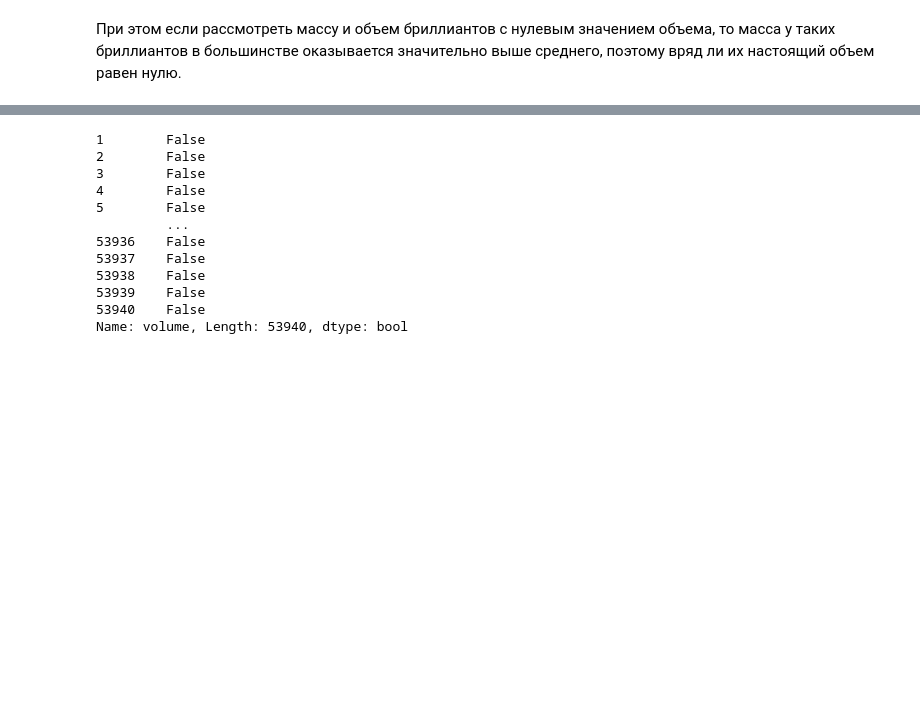
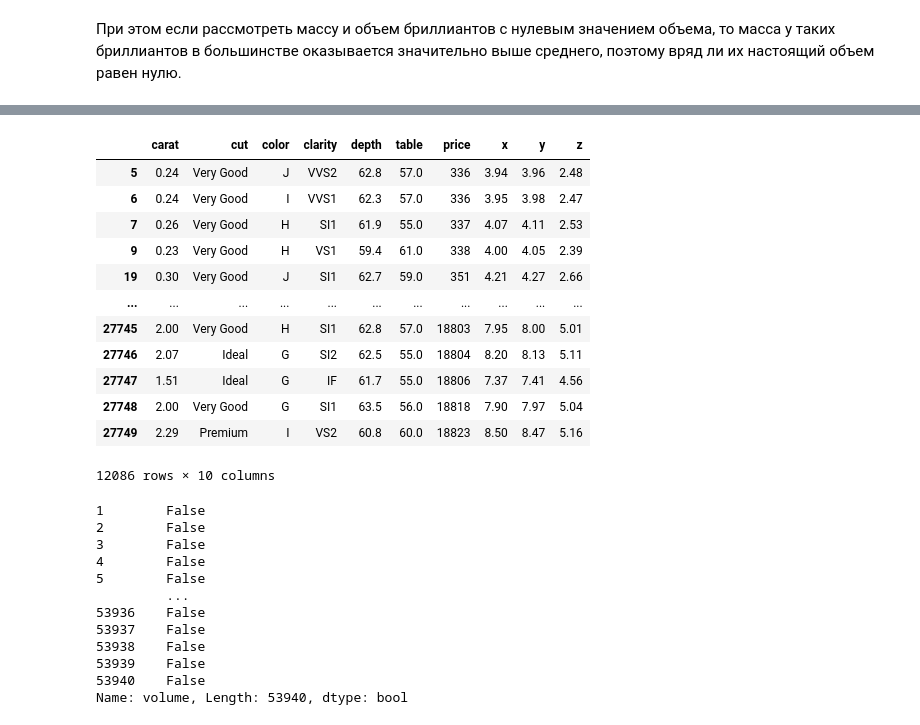
Before and after one commit to AnastasiyaMax/MLDS_python_course_fall22, a Jupyter notebook: week_5-6_pandas/pandas_intro.ipynb, the cells around one changed output, grey strips where cells are left out. Saved outputs shown, nothing was run; the diff lists cells and outputs as text; code cells hidden in the pictures; blank space fills up the shorter version.

```diff
--- a/week_5-6_pandas/pandas_intro.ipynb
+++ b/week_5-6_pandas/pandas_intro.ipynb
@@ -936,0 +1086,2 @@ df[['weight','volume']].describe()
+# %%
+q1 = df['price'] > df['price'].quantile(.9999)
@@ -936,0 +1119,16 @@ df[['weight','volume']].describe()
+# %%
+df[q1 | q2] # or
+# %% [output]
+|  | carat | cut | color | clarity | depth | table | price | x | y | z |
+| 5 | 0.24 | Very Good | J | VVS2 | 62.8 | 57.0 | 336 | 3.94 | 3.96 | 2.48 |
+| 6 | 0.24 | Very Good | I | VVS1 | 62.3 | 57.0 | 336 | 3.95 | 3.98 | 2.47 |
+| 7 | 0.26 | Very Good | H | SI1 | 61.9 | 55.0 | 337 | 4.07 | 4.11 | 2.53 |
+| 9 | 0.23 | Very Good | H | VS1 | 59.4 | 61.0 | 338 | 4.00 | 4.05 | 2.39 |
+| 19 | 0.30 | Very Good | J | SI1 | 62.7 | 59.0 | 351 | 4.21 | 4.27 | 2.66 |
+| ... | ... | ... | ... | ... | ... | ... | ... | ... | ... | ... |
+| 27745 | 2.00 | Very Good | H | SI1 | 62.8 | 57.0 | 18803 | 7.95 | 8.00 | 5.01 |
+| 27746 | 2.07 | Ideal | G | SI2 | 62.5 | 55.0 | 18804 | 8.20 | 8.13 | 5.11 |
+| 27747 | 1.51 | Ideal | G | IF | 61.7 | 55.0 | 18806 | 7.37 | 7.41 | 4.56 |
+| 27748 | 2.00 | Very Good | G | SI1 | 63.5 | 56.0 | 18818 | 7.90 | 7.97 | 5.04 |
+| 27749 | 2.29 | Premium | I | VS2 | 60.8 | 60.0 | 18823 | 8.50 | 8.47 | 5.16 |
+12086 rows × 10 columns
```
Also changed, not shown: parts of 51 cells of this notebook, 2 other files.
